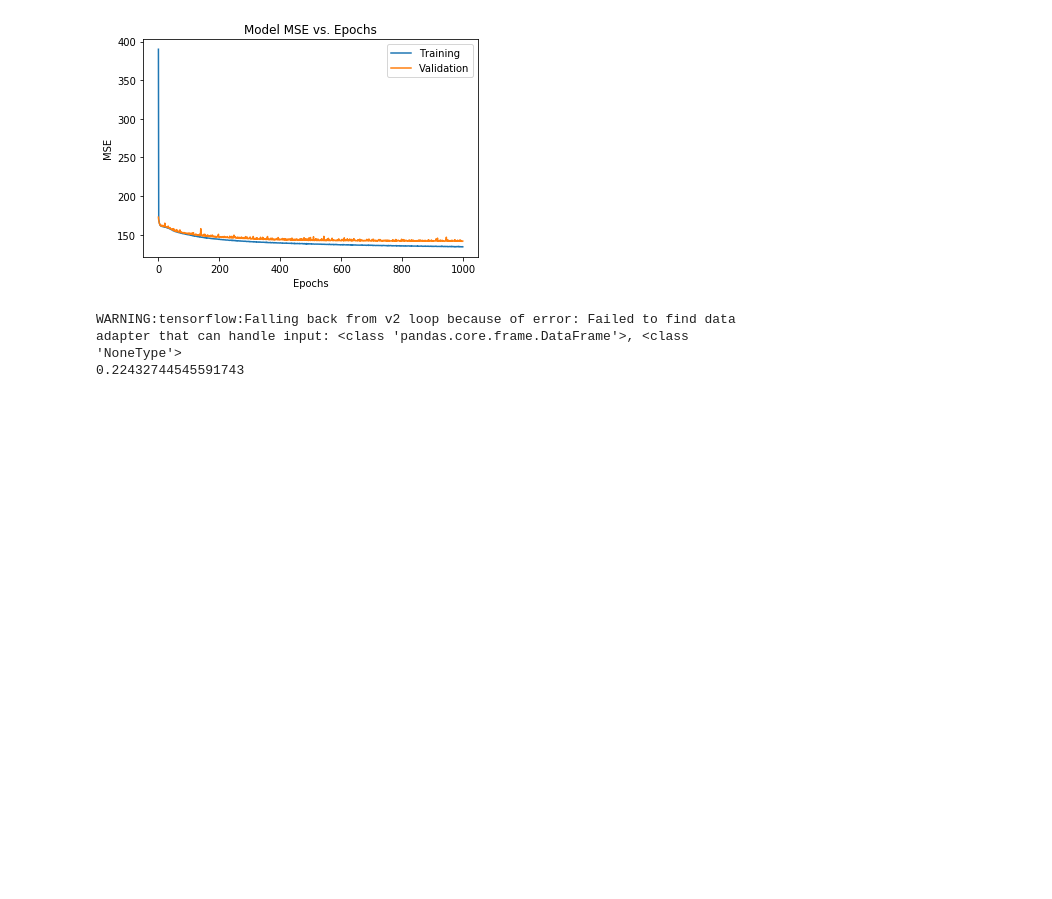
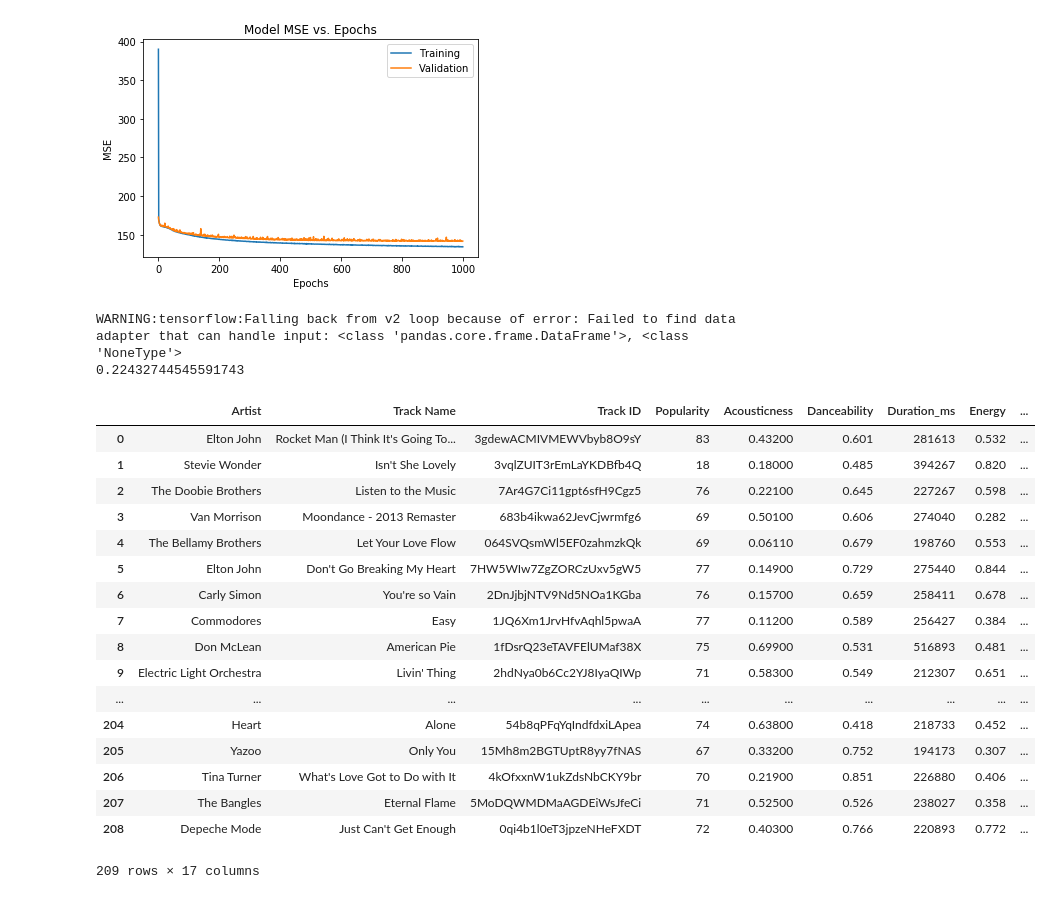
Before and after one commit to heyjessi/spotifys-angels, a Jupyter notebook: katherine.ipynb, the cells around one changed output. Drawn from its saved outputs; the diff is of its cells as text; code cells hidden in the pictures; blank space fills up the shorter version.

```diff
--- a/katherine.ipynb
+++ b/katherine.ipynb
@@ -405,3 +405,26 @@ print(accuracy)
 # %% [output]
 WARNING:tensorflow:Falling back from v2 loop because of error: Failed to find data adapter that can handle input: <class 'pandas.core.frame.DataFrame'>, <class 'NoneType'>
 0.22432744545591743
+# %%
+oldies = pd.read_csv("data/oldies.csv")
+# %%
+oldies
+# %% [output]
+|  | Artist | Track Name | Track ID | Popularity | Acousticness | Danceability | Duration_ms | Energy | ... |
+| 0 | Elton John | Rocket Man (I Think It's Going To... | 3gdewACMIVMEWVbyb8O9sY | 83 | 0.43200 | 0.601 | 281613 | 0.532 | ... |
+| 1 | Stevie Wonder | Isn't She Lovely | 3vqlZUIT3rEmLaYKDBfb4Q | 18 | 0.18000 | 0.485 | 394267 | 0.820 | ... |
+| 2 | The Doobie Brothers | Listen to the Music | 7Ar4G7Ci11gpt6sfH9Cgz5 | 76 | 0.22100 | 0.645 | 227267 | 0.598 | ... |
+| 3 | Van Morrison | Moondance - 2013 Remaster | 683b4ikwa62JevCjwrmfg6 | 69 | 0.50100 | 0.606 | 274040 | 0.282 | ... |
+| 4 | The Bellamy Brothers | Let Your Love Flow | 064SVQsmWl5EF0zahmzkQk | 69 | 0.06110 | 0.679 | 198760 | 0.553 | ... |
+| 5 | Elton John | Don't Go Breaking My Heart | 7HW5WIw7ZgZORCzUxv5gW5 | 77 | 0.14900 | 0.729 | 275440 | 0.844 | ... |
+| 6 | Carly Simon | You're so Vain | 2DnJjbjNTV9Nd5NOa1KGba | 76 | 0.15700 | 0.659 | 258411 | 0.678 | ... |
+| 7 | Commodores | Easy | 1JQ6Xm1JrvHfvAqhl5pwaA | 77 | 0.11200 | 0.589 | 256427 | 0.384 | ... |
+| 8 | Don McLean | American Pie | 1fDsrQ23eTAVFElUMaf38X | 75 | 0.69900 | 0.531 | 516893 | 0.481 | ... |
+| 9 | Electric Light Orchestra | Livin' Thing | 2hdNya0b6Cc2YJ8IyaQIWp | 71 | 0.58300 | 0.549 | 212307 | 0.651 | ... |
+| ... | ... | ... | ... | ... | ... | ... | ... | ... | ... |
+| 204 | Heart | Alone | 54b8qPFqYqIndfdxiLApea | 74 | 0.63800 | 0.418 | 218733 | 0.452 | ... |
+| 205 | Yazoo | Only You | 15Mh8m2BGTUptR8yy7fNAS | 67 | 0.33200 | 0.752 | 194173 | 0.307 | ... |
+| 206 | Tina Turner | What's Love Got to Do with It | 4kOfxxnW1ukZdsNbCKY9br | 70 | 0.21900 | 0.851 | 226880 | 0.406 | ... |
+| 207 | The Bangles | Eternal Flame | 5MoDQWMDMaAGDEiWsJfeCi | 71 | 0.52500 | 0.526 | 238027 | 0.358 | ... |
+| 208 | Depeche Mode | Just Can't Get Enough | 0qi4b1l0eT3jpzeNHeFXDT | 72 | 0.40300 | 0.766 | 220893 | 0.772 | ... |
+209 rows × 17 columns
```
Also changed, not shown: parts of 1 cell of this notebook, 1 other file.
